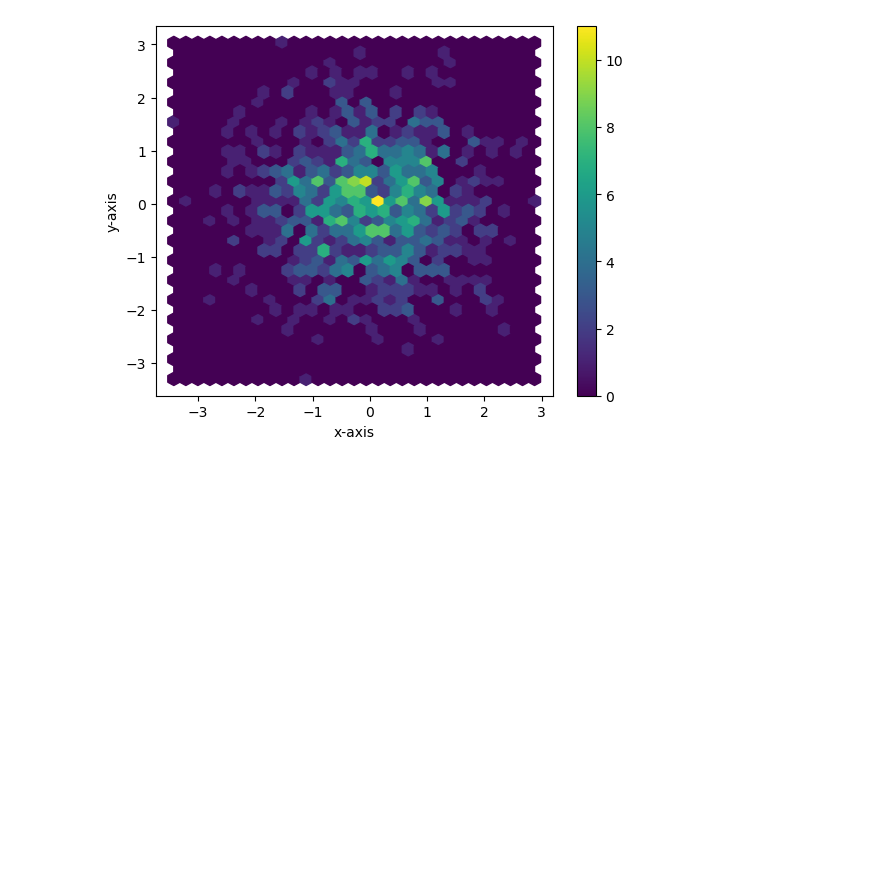
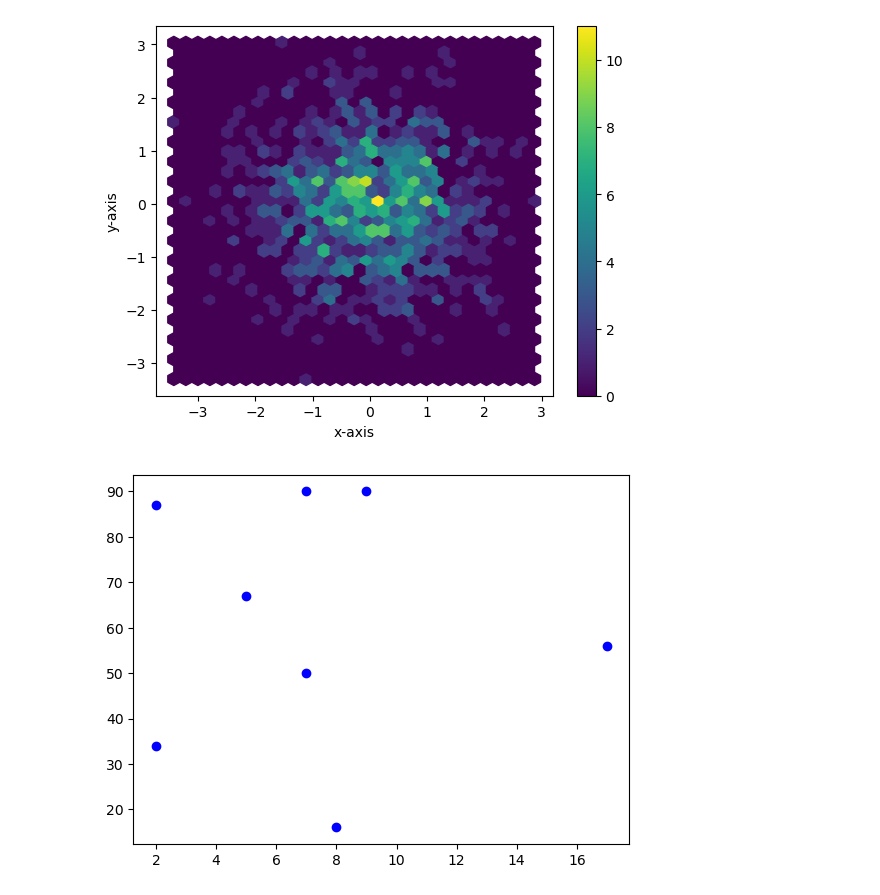
Before and after one commit to azartechnet/SanjithaBatch, a Jupyter notebook: Matplotlib.ipynb, the cells around one changed output. Saved outputs shown, nothing was run; the diff lists cells and outputs as text; code cells hidden in the pictures; blank space fills up the shorter version.

```diff
--- a/Matplotlib.ipynb
+++ b/Matplotlib.ipynb
@@ -337,0 +342,9 @@ plt.show()
+# %%
+x=[5,7,8,7,2,17,2,9]
+y=[67,90,16,50,34,56,87,90]
+
+plt.scatter(x,y,c="blue")
+
+plt.show()
+# %% [output]
+[figure, added]
```
Also changed, not shown: parts of 10 cells of this notebook.
